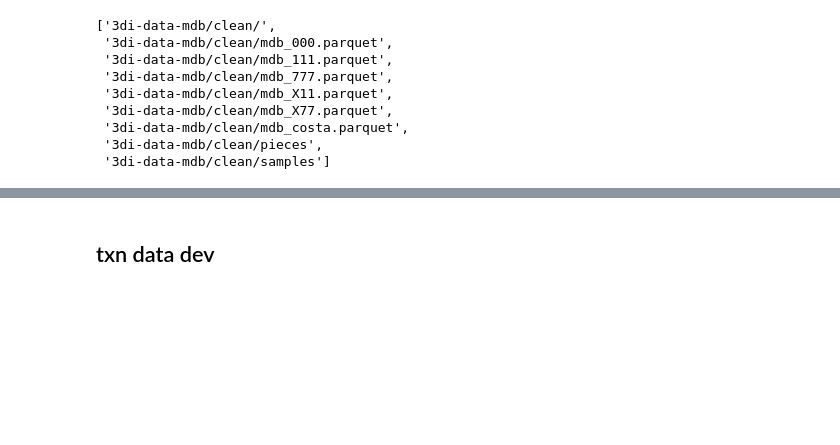
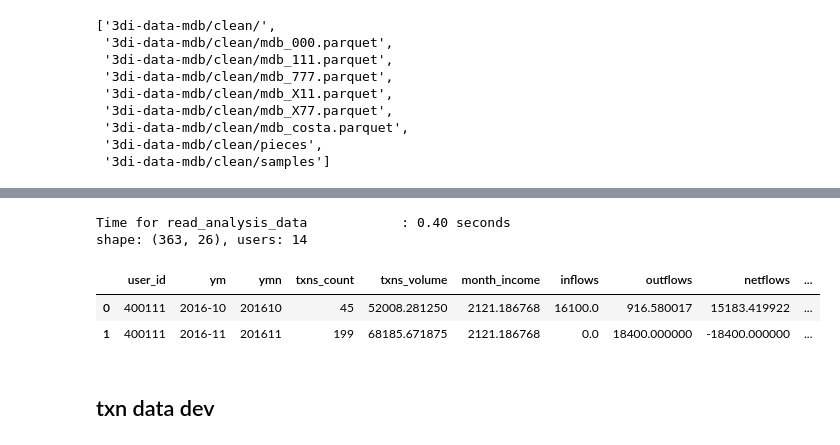
Before and after one commit to fabiangunzinger/mdb_eval, a Jupyter notebook: notebooks/scratchpad.ipynb, the cells around one changed output, grey strips where cells are left out. Cells and saved outputs as stored; diff of their text form; code cells hidden in the pictures; blank space fills up the shorter version.

```diff
--- a/notebooks/scratchpad.ipynb
+++ b/notebooks/scratchpad.ipynb
@@ -53,2 +170,11 @@ shape: (82,860, 23), users: 2506
+# %%
+d = hd.read_analysis_data('111')
+hd.inspect(d)
+# %% [output]
+Time for read_analysis_data            : 0.40 seconds
+shape: (363, 26), users: 14
+|  | user_id | ym | ymn | txns_count | txns_volume | month_income | inflows | outflows | netflows | ... |
+| 0 | 400111 | 2016-10 | 201610 | 45 | 52008.281250 | 2121.186768 | 16100.0 | 916.580017 | 15183.419922 | ... |
+| 1 | 400111 | 2016-11 | 201611 | 199 | 68185.671875 | 2121.186768 | 0.0 | 18400.000000 | -18400.000000 | ... |
 # %% [markdown]
 ## txn data dev
```
Also changed, not shown: parts of 23 cells of this notebook, 25 other files.
